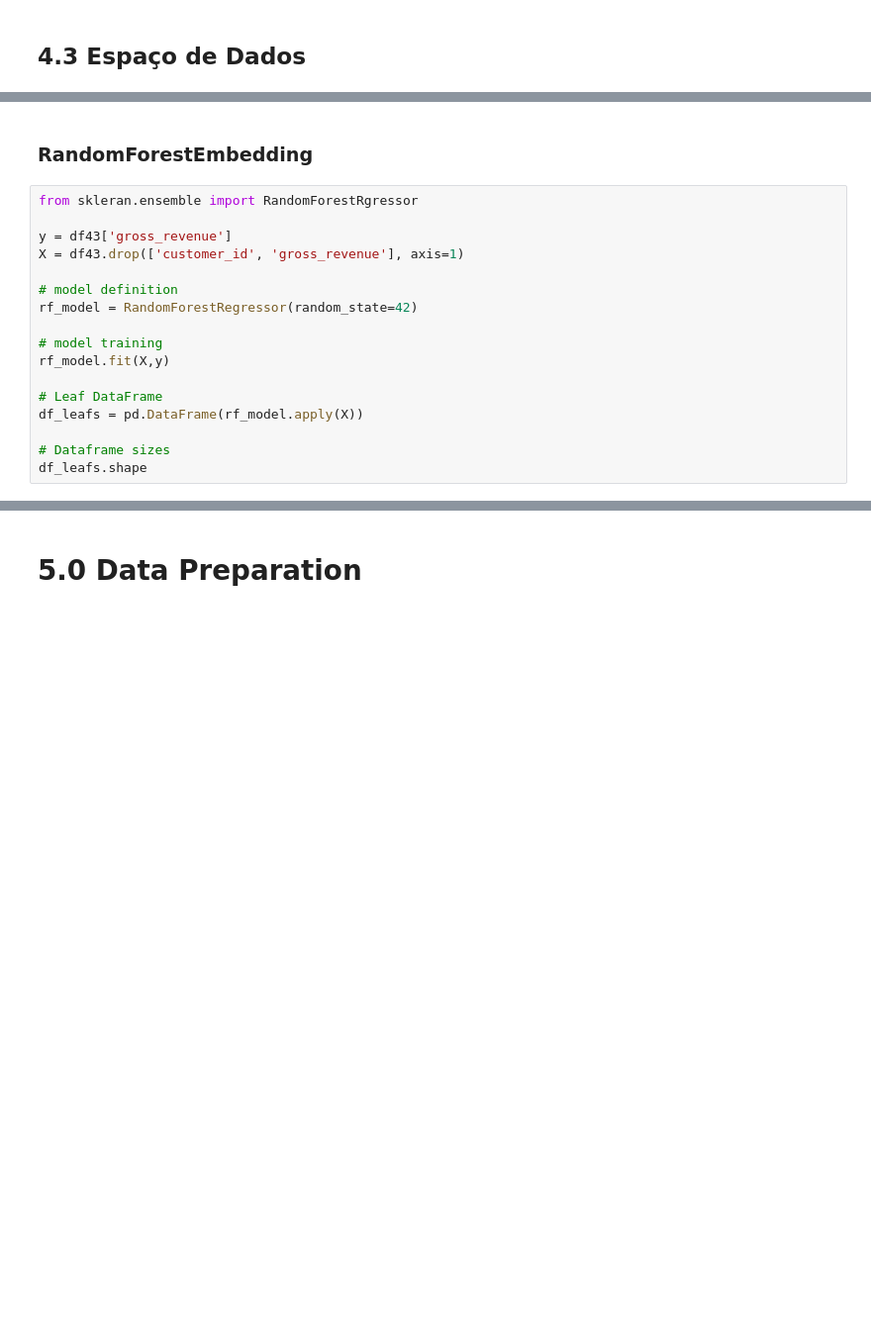
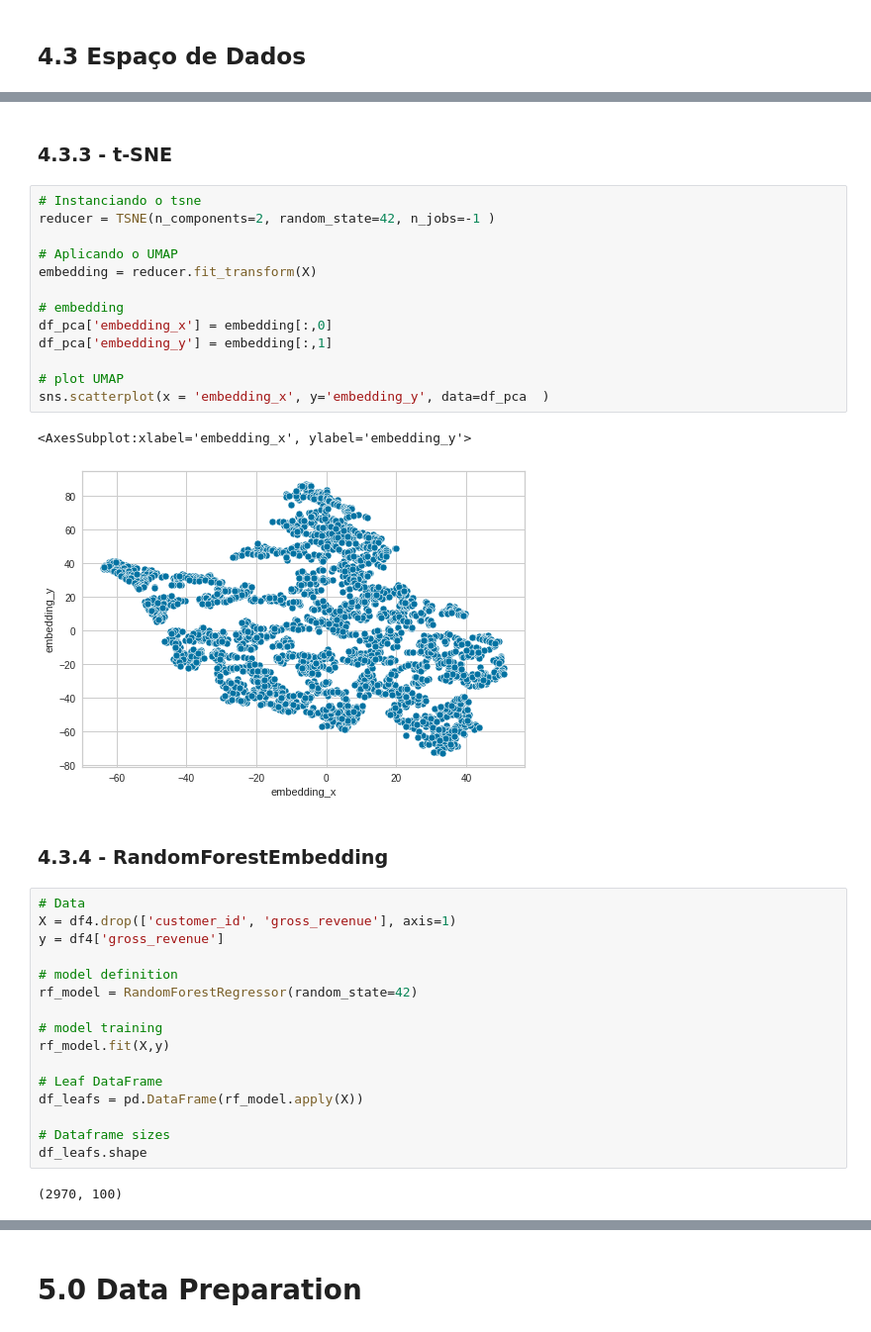
Before and after one commit to bruno154/InsidersLoyaltyProgram, a Jupyter notebook: notebooks/c04-bvn-feature-enginnering.ipynb, the cells around one changed output, grey strips where cells are left out. Shown at 99% size. Drawn from its saved outputs; the diff is of its cells as text; blank space fills up the shorter version.

```diff
--- a/notebooks/c04-bvn-feature-enginnering.ipynb
+++ b/notebooks/c04-bvn-feature-enginnering.ipynb
@@ -776,10 +852,27 @@ df43 = df4.drop(columns_not_selected, axis=1)
+# %% [markdown]
+### 4.3.3 - t-SNE
+# %%
+# Instanciando o tsne
+reducer = TSNE(n_components=2, random_state=42, n_jobs=-1 )
+
+# Aplicando o UMAP
+embedding = reducer.fit_transform(X)
+
+# embedding
+df_pca['embedding_x'] = embedding[:,0]
+df_pca['embedding_y'] = embedding[:,1]
+
+# plot UMAP
+sns.scatterplot(x = 'embedding_x', y='embedding_y', data=df_pca  )
+# %% [output]
+<AxesSubplot:xlabel='embedding_x', ylabel='embedding_y'>
+[figure, added]
 # %% [markdown]
-### RandomForestEmbedding
+### 4.3.4 - RandomForestEmbedding
 # %%
-from skleran.ensemble import RandomForestRgressor
-
-y = df43['gross_revenue']
-X = df43.drop(['customer_id', 'gross_revenue'], axis=1)
+# Data
+X = df4.drop(['customer_id', 'gross_revenue'], axis=1)
+y = df4['gross_revenue']
 
 # model definition
 rf_model = RandomForestRegressor(random_state=42)
@@ -792,5 +885,7 @@ df_leafs = pd.DataFrame(rf_model.apply(X))
 
 # Dataframe sizes
 df_leafs.shape
+# %% [output]
+(2970, 100)
 # %%
 df_leafs.head()
```
Also changed, not shown: parts of 15 cells of this notebook, 1 other file.
